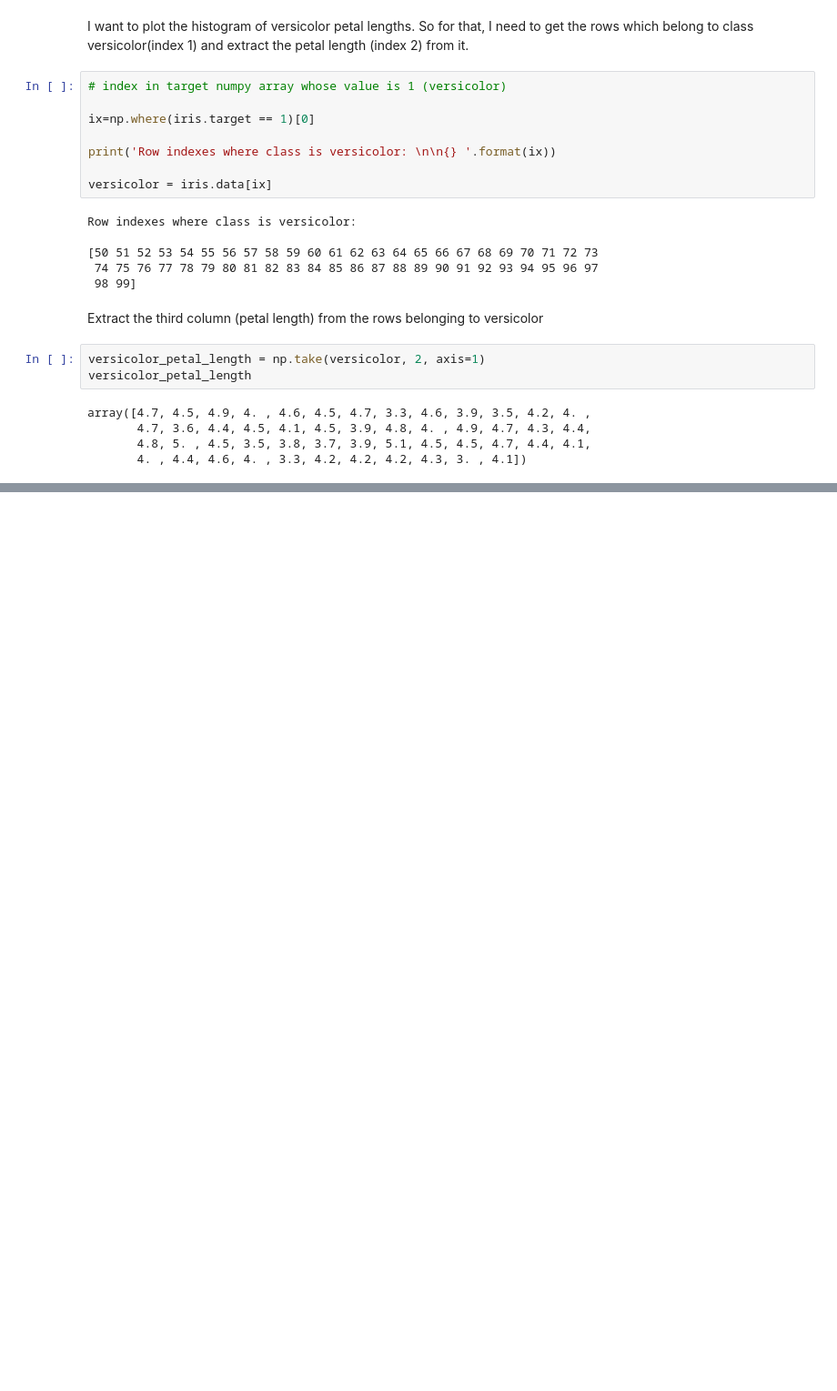
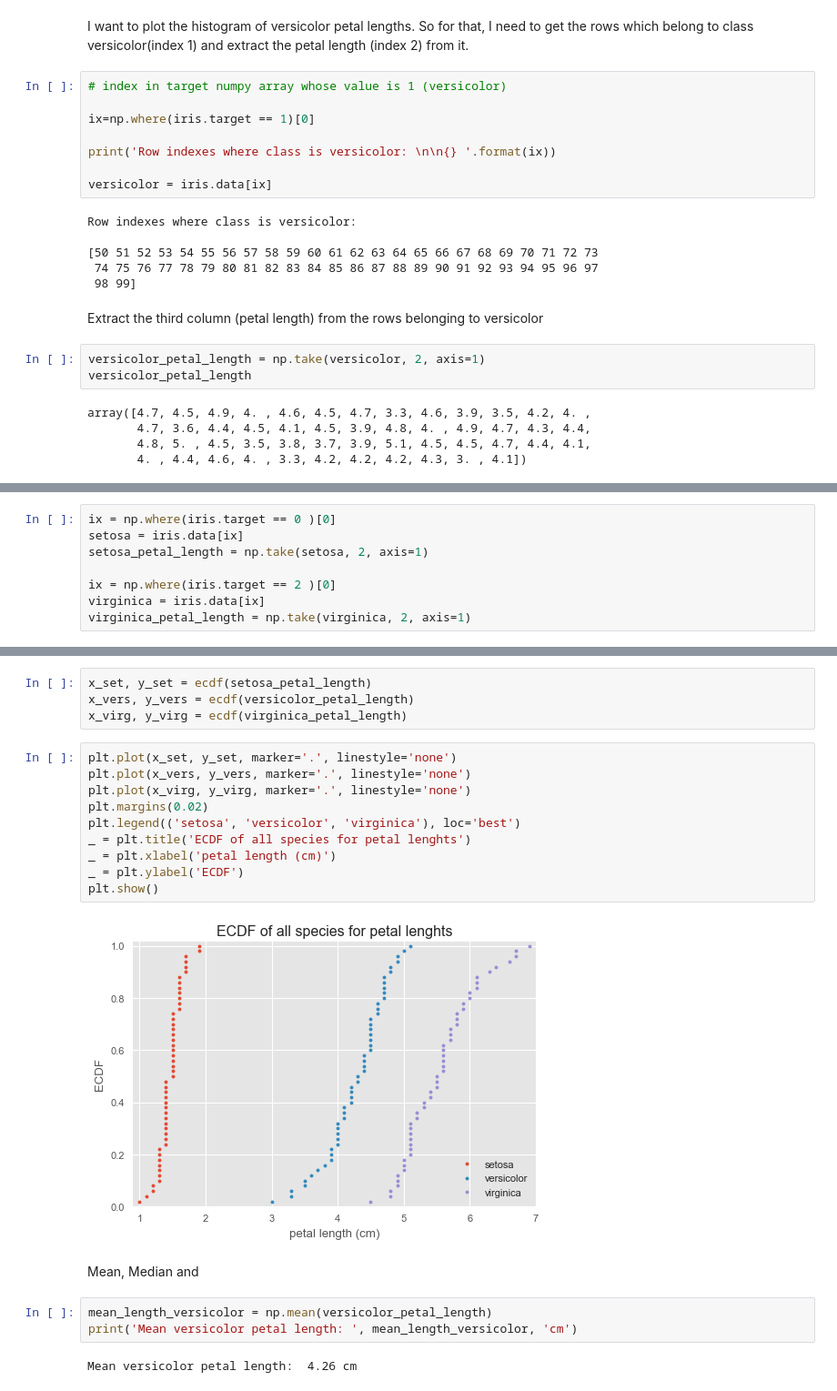
Before and after one commit to tanmay-kulkarni/statistics_for_data_science, a Jupyter notebook: statistics.ipynb, the cells around one changed output, grey strips where cells are left out. Shown at 91% size. Saved outputs shown, nothing was run; the diff lists cells and outputs as text; blank space fills up the shorter version.

```diff
--- a/statistics.ipynb
+++ b/statistics.ipynb
@@ -74,0 +100,8 @@ _ = plt.hist(versicolor_petal_length)
+# %%
+ix = np.where(iris.target == 0 )[0]
+setosa = iris.data[ix]
+setosa_petal_length = np.take(setosa, 2, axis=1)
+
+ix = np.where(iris.target == 2 )[0]
+virginica = iris.data[ix]
+virginica_petal_length = np.take(virginica, 2, axis=1)
@@ -74,0 +155,23 @@ _ = plt.hist(versicolor_petal_length)
+# %%
+x_set, y_set = ecdf(setosa_petal_length)
+x_vers, y_vers = ecdf(versicolor_petal_length)
+x_virg, y_virg = ecdf(virginica_petal_length)
+# %%
+plt.plot(x_set, y_set, marker='.', linestyle='none')
+plt.plot(x_vers, y_vers, marker='.', linestyle='none')
+plt.plot(x_virg, y_virg, marker='.', linestyle='none')
+plt.margins(0.02)
+plt.legend(('setosa', 'versicolor', 'virginica'), loc='best')
+_ = plt.title('ECDF of all species for petal lenghts')
+_ = plt.xlabel('petal length (cm)')
+_ = plt.ylabel('ECDF')
+plt.show()
+# %% [output]
+[figure, added]
+# %% [markdown]
+Mean, Median and
+# %%
+mean_length_versicolor = np.mean(versicolor_petal_length)
+print('Mean versicolor petal length: ', mean_length_versicolor, 'cm')
+# %% [output]
+Mean versicolor petal length:  4.26 cm
```
Also changed, not shown: parts of 18 cells of this notebook.
